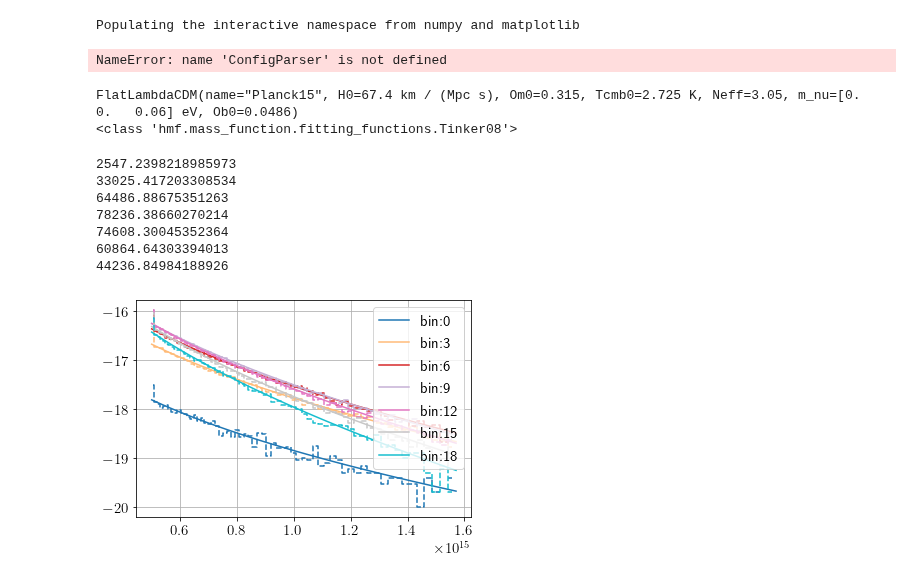
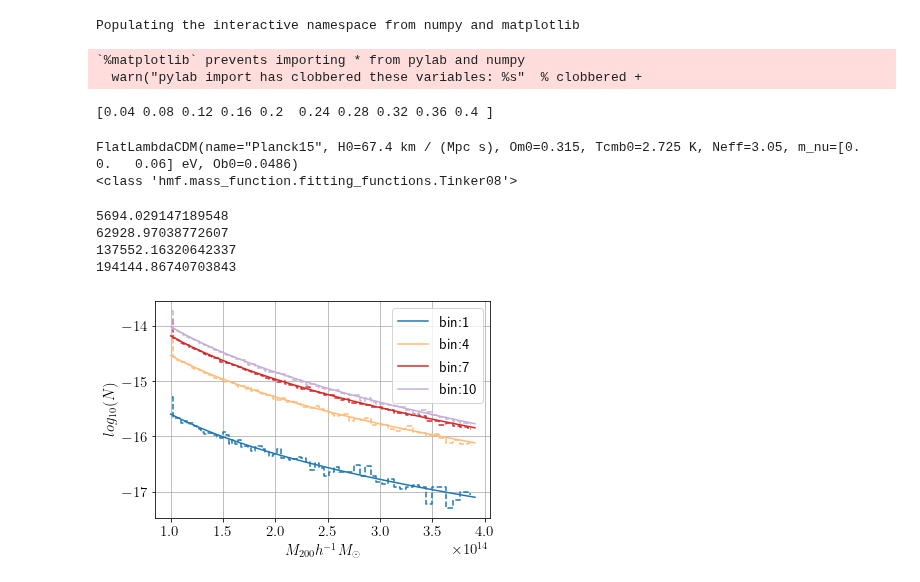
Before and after one commit to mr-superonion/splinv, a Jupyter notebook: notebook/s19/0-haloMF_Prior.ipynb, the cells around one changed output. Drawn from its saved outputs; the diff is of its cells as text; code cells hidden in the pictures.

```diff
--- a/notebook/s19/0-haloMF_Prior.ipynb
+++ b/notebook/s19/0-haloMF_Prior.ipynb
@@ -8,11 +8,11 @@ matplotlib.rcParams['font.size'] = 15
 import hmf
 import haloSim
 import simutil
-import cosmology
-import maputil as mutilities
+from cosmology import Cosmo
+cosmo   =   Cosmo(h=1,omega_m=0.315)
+
 from configparser import ConfigParser
 from pixel3D import cartesianGrid3D
-cosmo=cosmology.Cosmo(h=1.,omega_m=0.315)
 from scipy.interpolate import griddata
 if False:
     figMsDir='/work/xiangchong.li/superonionGW/code/massMap_Private/doc/paper_ms_method_HSCY1/'
@@ -21,15 +21,20 @@ else:
 cmap=plt.get_cmap('tab20')
 # %% [output]
 Populating the interactive namespace from numpy and matplotlib
+`%matplotlib` prevents importing * from pylab and numpy
+  warn("pylab import has clobbered these variables: %s"  % clobbered +
 # %%
-configName  =   'wrkDir/config-nl15.ini'
+configName  =   'wrkDir/config-nl10.ini'
 parser      =   ConfigParser()
 parser.read(configName)
+gridInfo    =   cartesianGrid3D(parser)
+print(gridInfo.zlcgrid)
+lensKer0=gridInfo.lensing_kernel(deltaIn=False)
 # %% [output]
-NameError: name 'ConfigParser' is not defined
+[0.04 0.08 0.12 0.16 0.2  0.24 0.28 0.32 0.36 0.4 ]
 # %%
 hmfmod='Tinker08'#'ST'#
-mf = hmf.MassFunction(Mmin=14.7,Mmax=15.2,dlog10m=0.008,hmf_model=hmfmod,takahashi=True,sigma_8=0.811,n=0.965)
+mf = hmf.MassFunction(Mmin=14.,Mmax=14.6,dlog10m=0.008,hmf_model=hmfmod,takahashi=True,sigma_8=0.811,n=0.965)
 mf.update(cosmo_params={"Om0":0.315,"H0":67.4})
 print(mf.cosmo)
 print(mf.hmf_model)
@@ -39,38 +44,37 @@ FlatLambdaCDM(name="Planck15", H0=67.4 km / (Mpc s), Om0=0.315, Tcmb0=2.725 K, N
 # %%
 plt.close()
 nsamp=25
-zbound=np.linspace(0.01,0.85,nsamp+1)
+zbound=gridInfo.zlbound
 zmin=zbound[:-1]
 zmax=zbound[1:]
 zave=(zmin+zmax)/2.
-nscale=1e20
+nscale=1e18
 
 zlist=[]
 mlist=[]
 nlist=[]
-for iz in range(0,20,3):
+for iz in range(0,10,3):
     z=zave[iz]
     mf.update(z=z)
     v=cosmo.V(zmin[iz],zmax[iz])*np.pi**2./180.**2./4./np.pi
     mass_func = mf.dndm*v
     m = mf.m
     msample=[]
     sAll=np.sum(mass_func)
     for i in range(int(sAll*nscale)):
         msample.append(simutil.mcSample(m,mass_func))
     msample=np.array(msample)
     y=np.histogram(msample,bins=m)[0]
-    plt.plot(m,np.log10(mass_func),label='bin:%d' %iz,color=cmap(iz))
+    plt.plot(m,np.log10(mass_func),label='bin:%d' %(iz+1),color=cmap(iz))
     plt.step((mf.m[1:]+mf.m[:-1])/2.,np.log10(y/nscale),where='mid',color=cmap(iz),ls='--')
     print(sAll*nscale)
+plt.xlabel(r'$M_{200} h^{-1}M_{\odot}$')
+plt.ylabel(r'$log_{10}(N)$')
 plt.legend()
 plt.grid()
 # %% [output]
-2547.2398218985973
-33025.417203308534
-64486.88675351263
-78236.38660270214
-74608.30045352364
-60864.64303394013
-44236.84984188926
+5694.029147189548
+62928.97038772607
+137552.16320642337
+194144.86740703843
-[figure, old version]
+[figure, new version]
```
Also changed, not shown: parts of 8 cells of this notebook, 5 other files.
